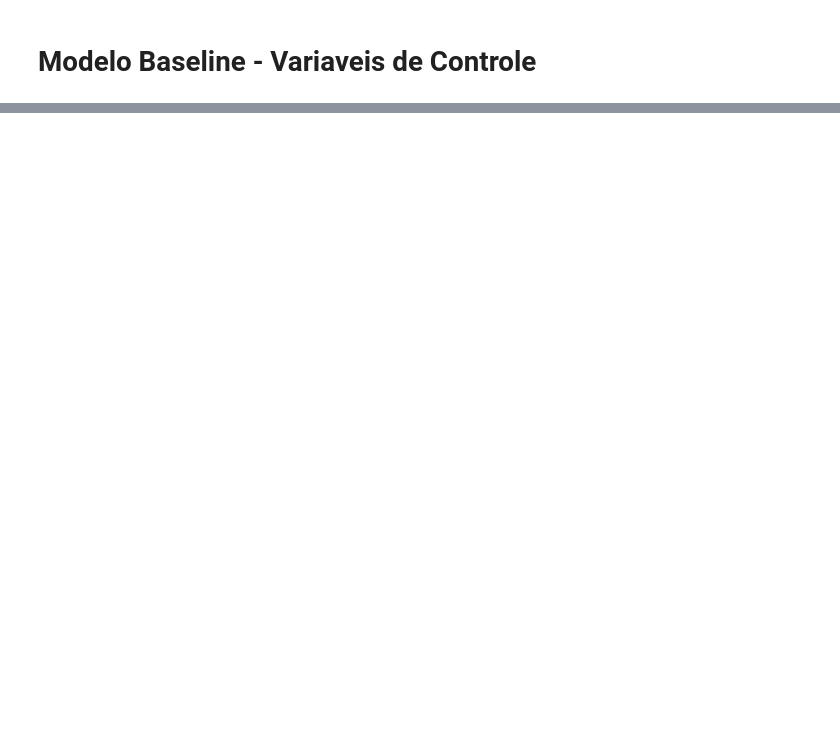
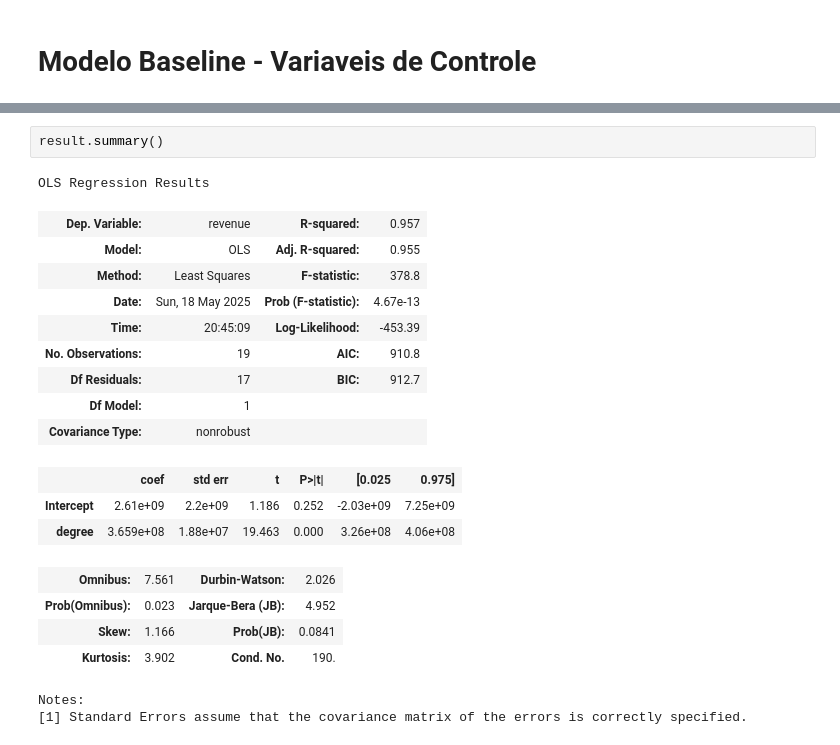
Before and after one commit to hashiprobr-classroom/projeto-grupo-e, a Jupyter notebook: main.ipynb, the cells around one changed output, grey strips where cells are left out. Drawn from its saved outputs; the diff is of its cells as text; blank space fills up the shorter version.

Commit message:
ModeloBaseline e ModeloCompleto

```diff
--- a/main.ipynb
+++ b/main.ipynb
@@ -352,0 +399,22 @@ NameError: name 'netpixi' is not defined
+# %%
+result.summary()
+# %% [output]
+OLS Regression Results
+| Dep. Variable: | revenue | R-squared: | 0.957 |
+| Model: | OLS | Adj. R-squared: | 0.955 |
+| Method: | Least Squares | F-statistic: | 378.8 |
+| Date: | Sun, 18 May 2025 | Prob (F-statistic): | 4.67e-13 |
+| Time: | 20:45:09 | Log-Likelihood: | -453.39 |
+| No. Observations: | 19 | AIC: | 910.8 |
+| Df Residuals: | 17 | BIC: | 912.7 |
+| Df Model: | 1 |  |  |
+| Covariance Type: | nonrobust |  |  |
+|  | coef | std err | t | P>|t| | [0.025 | 0.975] |
+| Intercept | 2.61e+09 | 2.2e+09 | 1.186 | 0.252 | -2.03e+09 | 7.25e+09 |
+| degree | 3.659e+08 | 1.88e+07 | 19.463 | 0.000 | 3.26e+08 | 4.06e+08 |
+| Omnibus: | 7.561 | Durbin-Watson: | 2.026 |
+| Prob(Omnibus): | 0.023 | Jarque-Bera (JB): | 4.952 |
+| Skew: | 1.166 | Prob(JB): | 0.0841 |
+| Kurtosis: | 3.902 | Cond. No. | 190. |
+Notes:
+[1] Standard Errors assume that the covariance matrix of the errors is correctly specified.
```
Also changed, not shown: parts of 20 cells of this notebook.
